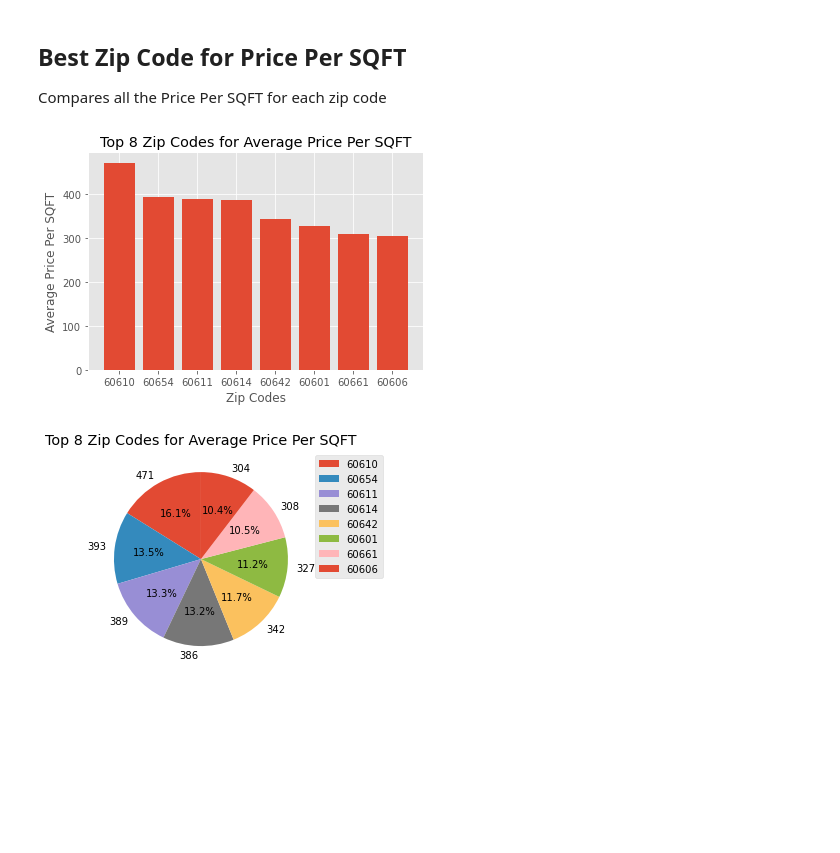
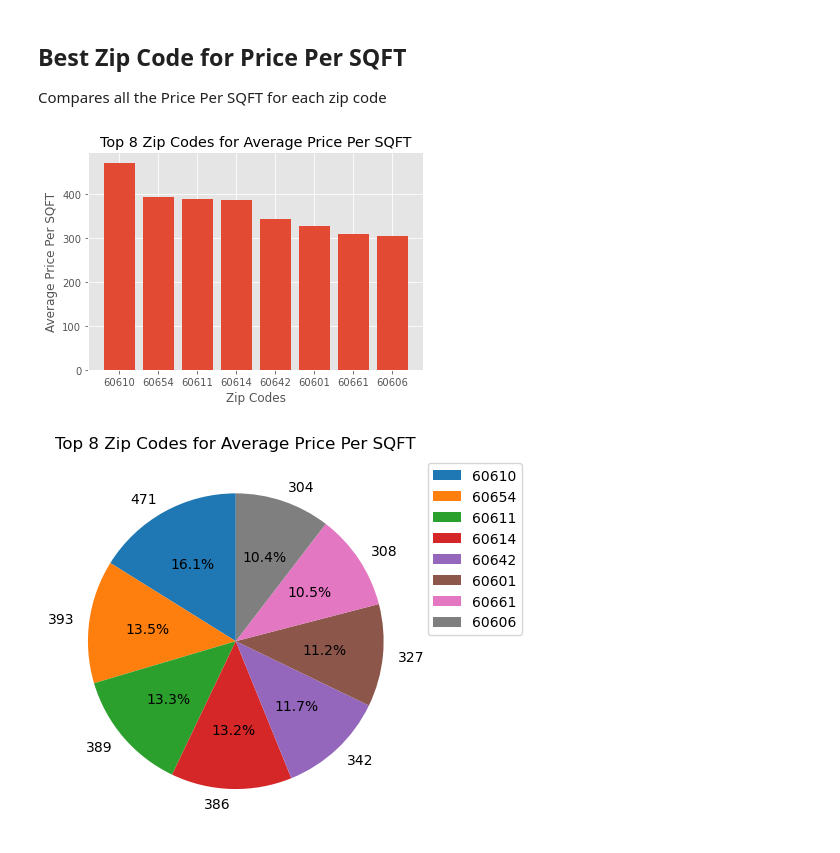
Before and after one commit to TylerLyczak/CS418-FinalProject, a Jupyter notebook: CS418-FinalProject.ipynb, the cells around one changed output. Saved outputs shown, nothing was run; the diff lists cells and outputs as text; code cells hidden in the pictures; blank space fills up the shorter version.

Commit message:
Fixed pi graph labels

```diff
--- a/CS418-FinalProject.ipynb
+++ b/CS418-FinalProject.ipynb
@@ -56,31 +56,32 @@ for i, row in df_zip_price_per_sqft.iterrows():
         zip_dict[zip_code] = price_per_sqft
         zip_dict_count[zip_code] = 1
 
 # Make a new dictionary with the average values of Price Per SQFT
 zip_dict_avg = {}
 
 for key, val in zip_dict.items():
     zip_dict_avg[key] = int(val / zip_dict_count[key])
 
 # Sort the dictionary
 zip_dict_avg = dict(sorted(zip_dict_avg.items(), key=operator.itemgetter(1), reverse=True))
 x_vals = np.array(list(zip_dict_avg.keys()), dtype="int")[:8]
 y_vals = np.array(list(zip_dict_avg.values()), dtype="int")[:8]
 
 # Plot the bar graph for the top 8
 style.use('ggplot')
 plt.bar(np.arange(len(x_vals)), y_vals, align='center')
 plt.xticks(np.arange(len(x_vals)), x_vals)
 plt.xlabel('Zip Codes')
 plt.ylabel('Average Price Per SQFT')
 plt.title('Top 8 Zip Codes for Average Price Per SQFT')
 
 # Plot the pie graph for the top 8
+style.use('default')
 fig1, ax1 = plt.subplots()
 pie = ax1.pie(y_vals, labels=y_vals, autopct='%1.1f%%', shadow=False, startangle=90)
 plt.legend(pie[0], x_vals, bbox_to_anchor = (1,1))
 plt.title('Top 8 Zip Codes for Average Price Per SQFT')
 plt.show()
 # %% [output]
 [figure]
-[figure, old version]
+[figure, new version]
```
